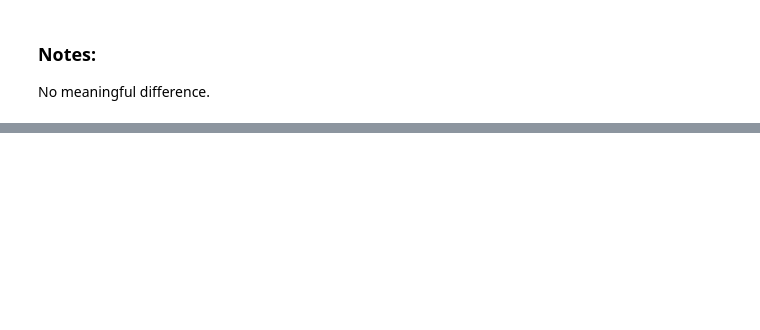
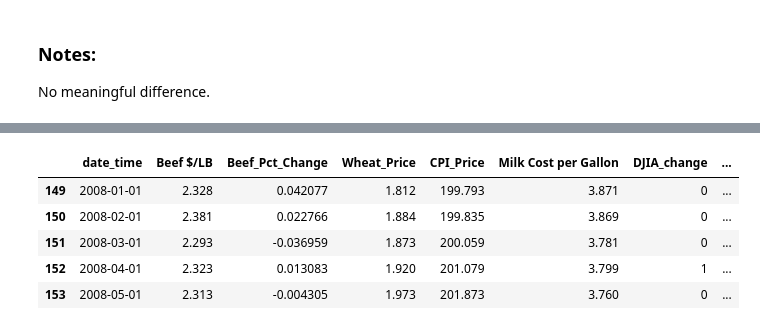
Before and after one commit to CTPim/Three_Meals, a Jupyter notebook: Analysis/ML/same_date/ML_model_1.ipynb, the cells around one changed output, grey strips where cells are left out. Cells and saved outputs as stored; diff of their text form; code cells hidden in the pictures; blank space fills up the shorter version.

```diff
--- a/Analysis/ML/same_date/ML_model_1.ipynb
+++ b/Analysis/ML/same_date/ML_model_1.ipynb
@@ -407,0 +262,10 @@ No meaningful difference.
+# %%
+price_2008_df = price_df.loc[price_df["date_time"] >= "2008-01-01"]
+price_2008_df.head()
+# %% [output]
+|  | date_time | Beef $/LB | Beef_Pct_Change | Wheat_Price | CPI_Price | Milk Cost per Gallon | DJIA_change | ... |
+| 149 | 2008-01-01 | 2.328 | 0.042077 | 1.812 | 199.793 | 3.871 | 0 | ... |
+| 150 | 2008-02-01 | 2.381 | 0.022766 | 1.884 | 199.835 | 3.869 | 0 | ... |
+| 151 | 2008-03-01 | 2.293 | -0.036959 | 1.873 | 200.059 | 3.781 | 0 | ... |
+| 152 | 2008-04-01 | 2.323 | 0.013083 | 1.920 | 201.079 | 3.799 | 1 | ... |
+| 153 | 2008-05-01 | 2.313 | -0.004305 | 1.973 | 201.873 | 3.760 | 0 | ... |
```
Also changed, not shown: parts of 39 cells of this notebook.
